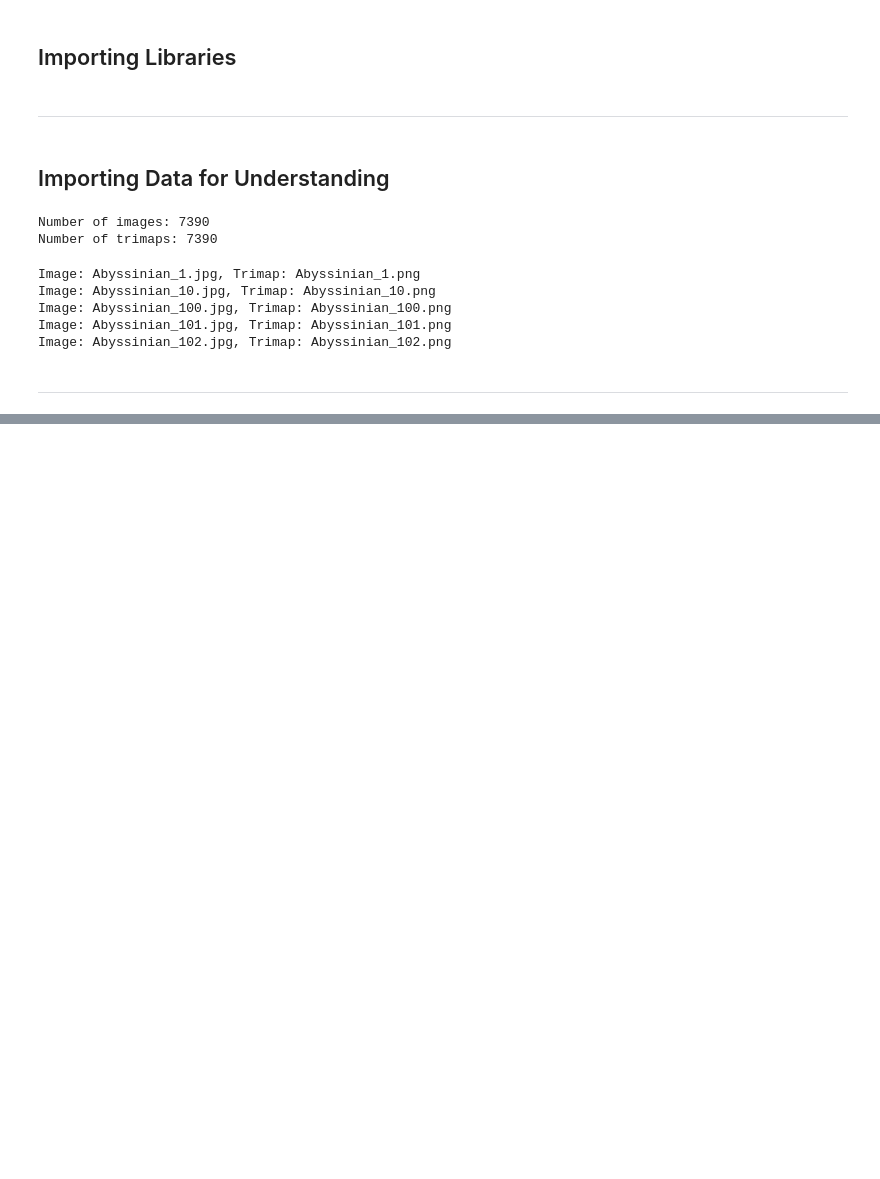
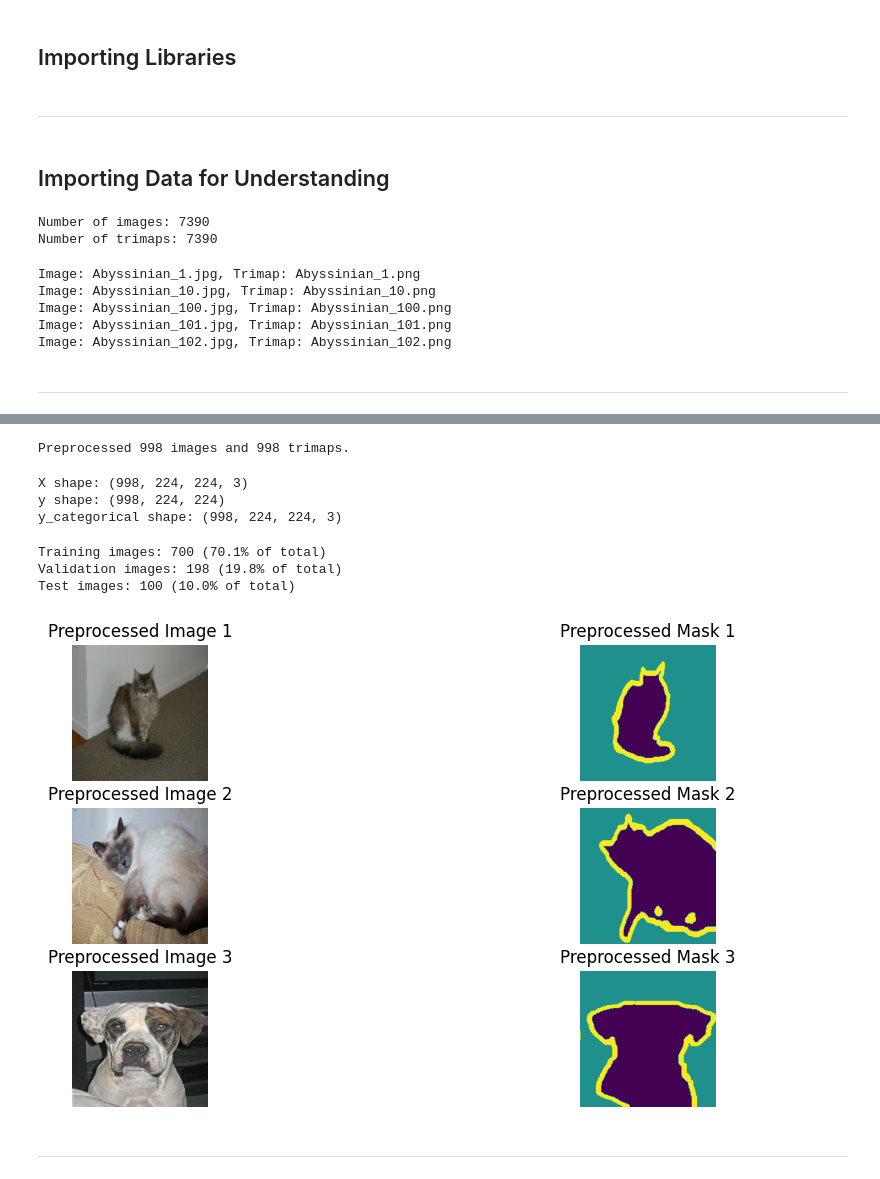
Before and after one commit to OmarAhmedAbdelAziz/Multiclass-Classification-Semantic-Segmentation-of-Pet-Breeds, a Jupyter notebook: notebooks/Segmentation/Segmentation Notebook.ipynb, the cells around one changed output, grey strips where cells are left out. Drawn from its saved outputs; the diff is of its cells as text; code cells hidden in the pictures; blank space fills up the shorter version.

```diff
--- a/notebooks/Segmentation/Segmentation Notebook.ipynb
+++ b/notebooks/Segmentation/Segmentation Notebook.ipynb
@@ -37,0 +120,57 @@ Image: Abyssinian_102.jpg, Trimap: Abyssinian_102.png
+# %%
+# Convert to numpy arrays
+real_images = np.array(real_images, dtype=np.float32)
+segmented_images = np.array(segmented_images, dtype=np.int32)
+
+print(f"Preprocessed {real_images.shape[0]} images and {segmented_images.shape[0]} trimaps.")
+# %% [output]
+Preprocessed 998 images and 998 trimaps.
+# %%
+# One-hot encoding the labels
+y_categorical = to_categorical(segmented_images, num_classes=3)
+# %%
+print(f"X shape: {real_images.shape}")
+print(f"y shape: {segmented_images.shape}")
+print(f"y_categorical shape: {y_categorical.shape}")
+# %% [output]
+X shape: (998, 224, 224, 3)
+y shape: (998, 224, 224)
+y_categorical shape: (998, 224, 224, 3)
+# %%
+# Splitting off the test set (10% of data)
+x_temp, x_test, y_temp, y_test = train_test_split(real_images, y_categorical, test_size=0.1, random_state=42)
+
+# SplitTING the remaining data into training (70%) and validation (20%)
+x_train, x_val, y_train, y_val = train_test_split(x_temp, y_temp, test_size=0.22, random_state=42)
+# %%
+print(f"Training images: {x_train.shape[0]} ({x_train.shape[0]/real_images.shape[0]:.1%} of total)")
+print(f"Validation images: {x_val.shape[0]} ({x_val.shape[0]/real_images.shape[0]:.1%} of total)")
+print(f"Test images: {x_test.shape[0]} ({x_test.shape[0]/real_images.shape[0]:.1%} of total)")
+# %% [output]
+Training images: 700 (70.1% of total)
+Validation images: 198 (19.8% of total)
+Test images: 100 (10.0% of total)
+# %%
+# Visualize preprocessed data
+plt.figure(figsize=(12, 6))
+
+for i in range(3):
+    # Get a random sample from the training set
+    idx = np.random.randint(0, len(x_train))
+
+    plt.subplot(3, 2, 2*i+1)
+    plt.imshow(x_train[idx])
+    plt.title(f"Preprocessed Image {i+1}")
+    plt.axis("off")
+
+    plt.subplot(3, 2, 2*i+2)
+    mask = np.argmax(y_train[idx], axis=-1)
+    plt.imshow(mask, cmap="viridis")
+    plt.title(f"Preprocessed Mask {i+1}")
+    plt.axis("off")
+
+plt.show()
+# %% [output]
+[figure, added]
+# %% [markdown]
+---
```
Also changed, not shown: parts of 8 cells of this notebook.
